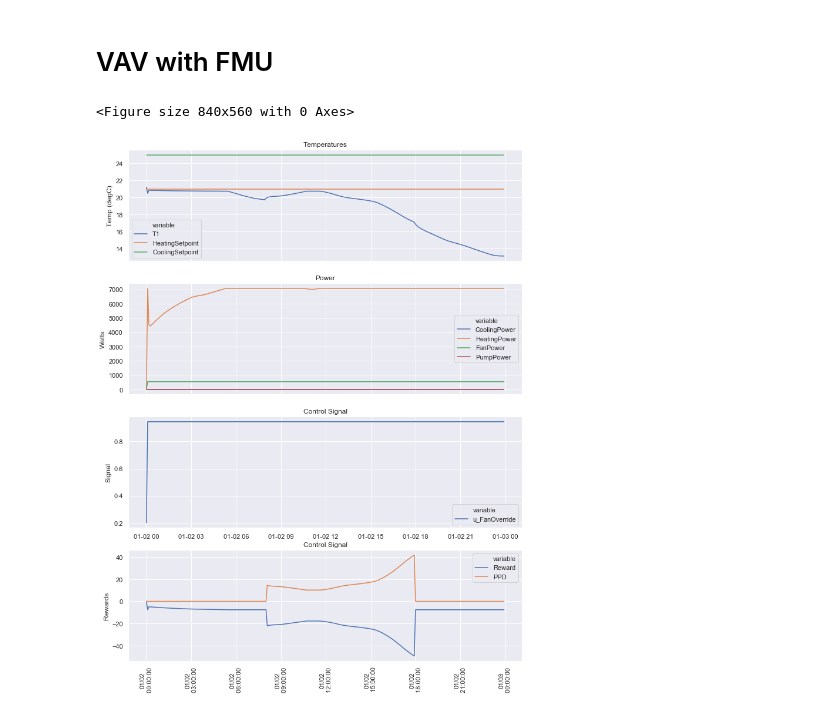
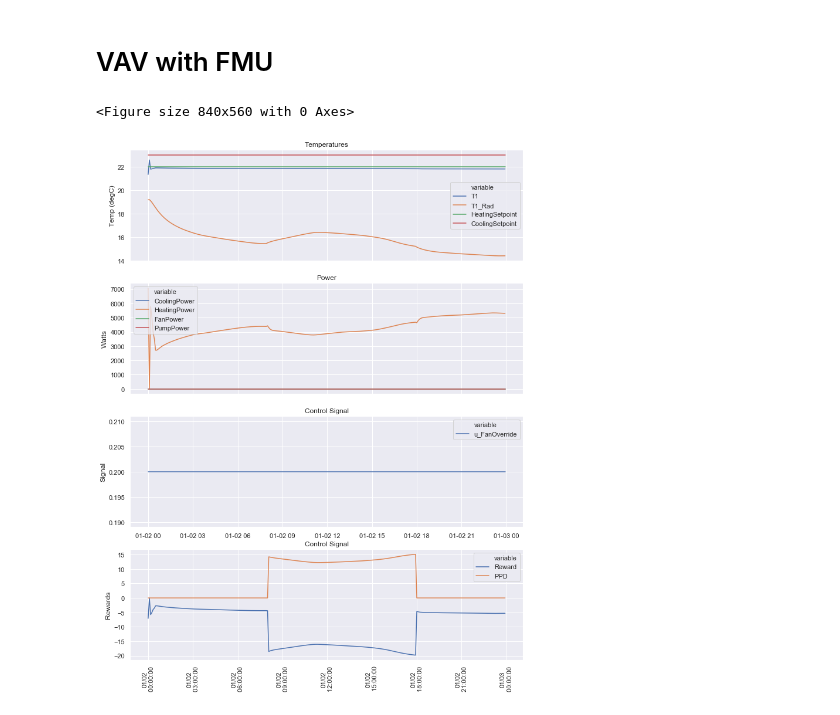
Before and after one commit to nllong/alfalfa-rl-project, a Jupyter notebook: client/rl-example/post-process.ipynb, the cells around one changed output. Cells and saved outputs as stored; diff of their text form; code cells hidden in the pictures.

```diff
--- a/client/rl-example/post-process.ipynb
+++ b/client/rl-example/post-process.ipynb
@@ -176,10 +176,12 @@ if os.path.exists(infile):
 # %%
 # Plot the RL Base
 # infile = os.path.join('results-rl-fmu-single_zone_vav', 'rl-fmu-single_zone_vav.csv')
-infile = os.path.join('results_rl_fmu_single_zone_vav', 'rl_fmu_single_zone_vav.csv')
+# infile = os.path.join('results_rl_fmu_single_zone_vav', 'rl_fmu_single_zone_vav.csv')
+infile = os.path.join('results_rl_fmu_single_zone_vav_baseline', 'rl_fmu_single_zone_vav_baseline.csv')
 if os.path.exists(infile):
     temp_vars = [
         'T1',
+        'T1_Rad',
         'HeatingSetpoint',
         'CoolingSetpoint',
         # 'Toutdoor',
@@ -220,31 +222,31 @@ if os.path.exists(infile):
         ax=ax[1]
     ).set_title('Power')
     ax[1].set_xlabel('')
     ax[1].set_ylabel('Watts')
     ax[1].set_xticklabels([])
     plot_data = pd.melt(df, id_vars=['timestamp'], value_vars=y3_vars)
     sns.lineplot(
         x='timestamp',
         y='value',
         hue='variable',
         data=plot_data,
         ax=ax[2]
     ).set_title('Control Signal')
     ax[2].set_xlabel('')
     ax[2].set_ylabel('Signal')
     plot_data = pd.melt(df, id_vars=['timestamp'], value_vars=['Reward', 'PPD'])
     sns.lineplot(
         x='timestamp',
         y='value',
         hue='variable',
         data=plot_data,
         ax=ax[3]
     ).set_title('Control Signal')
     date_form = DateFormatter("%m/%d\n %H:%M:%S")
     plt.xticks(rotation=90)
     ax[3].xaxis.set_major_formatter(date_form)
     ax[3].set_ylabel('Rewards')
     ax[3].set_xlabel('')
 # %% [output]
 <Figure size 840x560 with 0 Axes>
-[figure, old version]
+[figure, new version]
```
Also changed, not shown: 12 other files.
